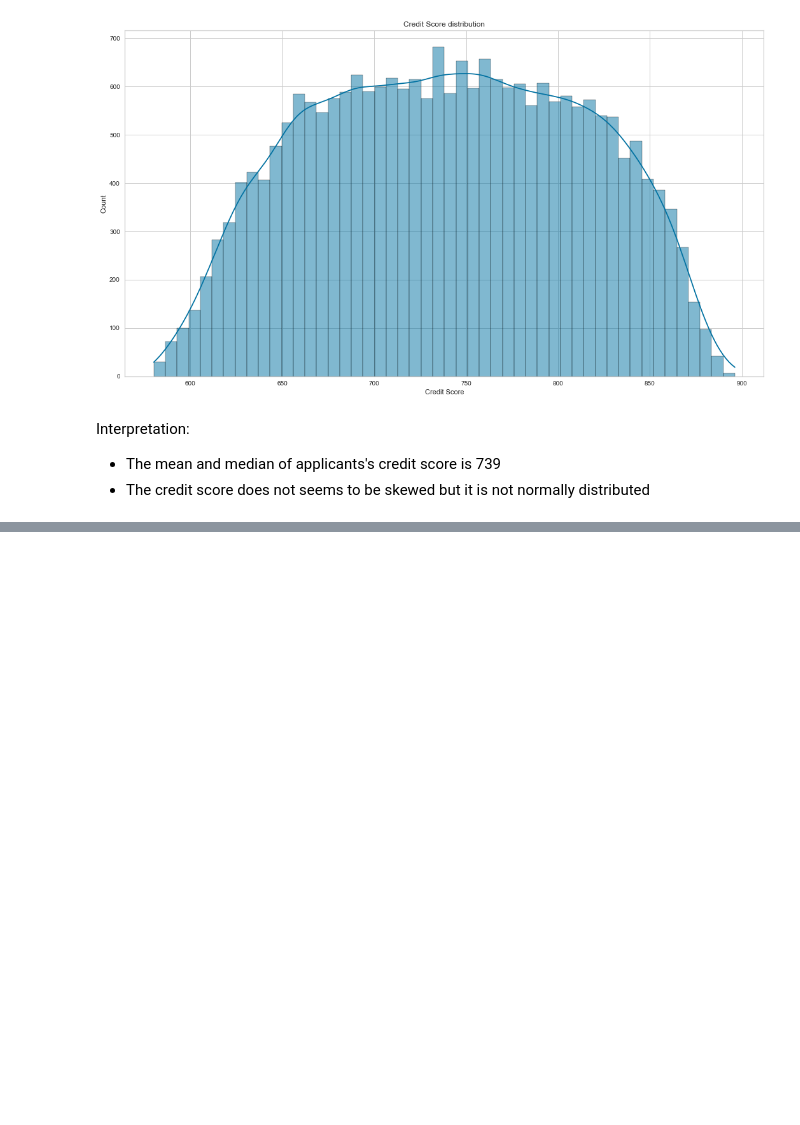
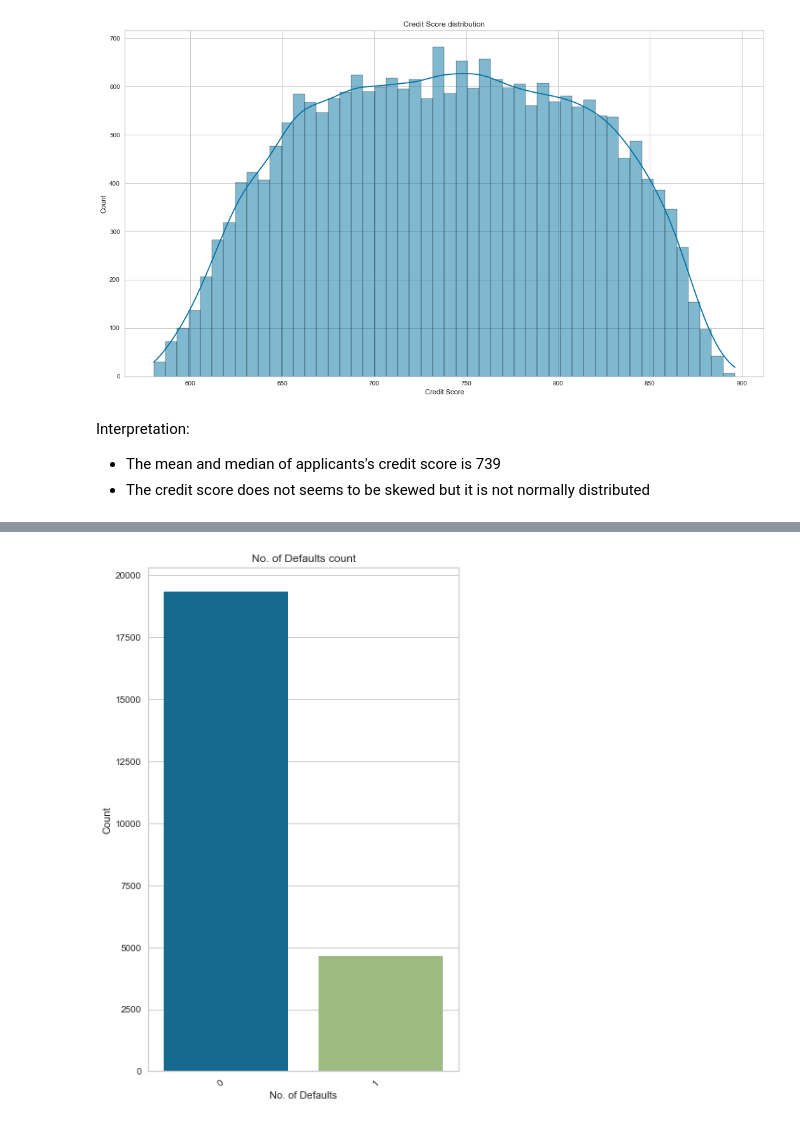
Before and after one commit to semasuka/Loan-amount-prediction-regression, a Jupyter notebook: Loan_amount_prediction.ipynb, the cells around one changed output, grey strips where cells are left out. Drawn from its saved outputs; the diff is of its cells as text; code cells hidden in the pictures; blank space fills up the shorter version.

Commit message:
No. default univariate analysis

```diff
--- a/Loan_amount_prediction.ipynb
+++ b/Loan_amount_prediction.ipynb
@@ -664,0 +688,4 @@ Interpretation:
+# %%
+create_bar_plot(loan_amt_train_copy,'No. of Defaults')
+# %% [output]
+[figure, added]
```
Also changed, not shown: parts of 5 cells of this notebook.
